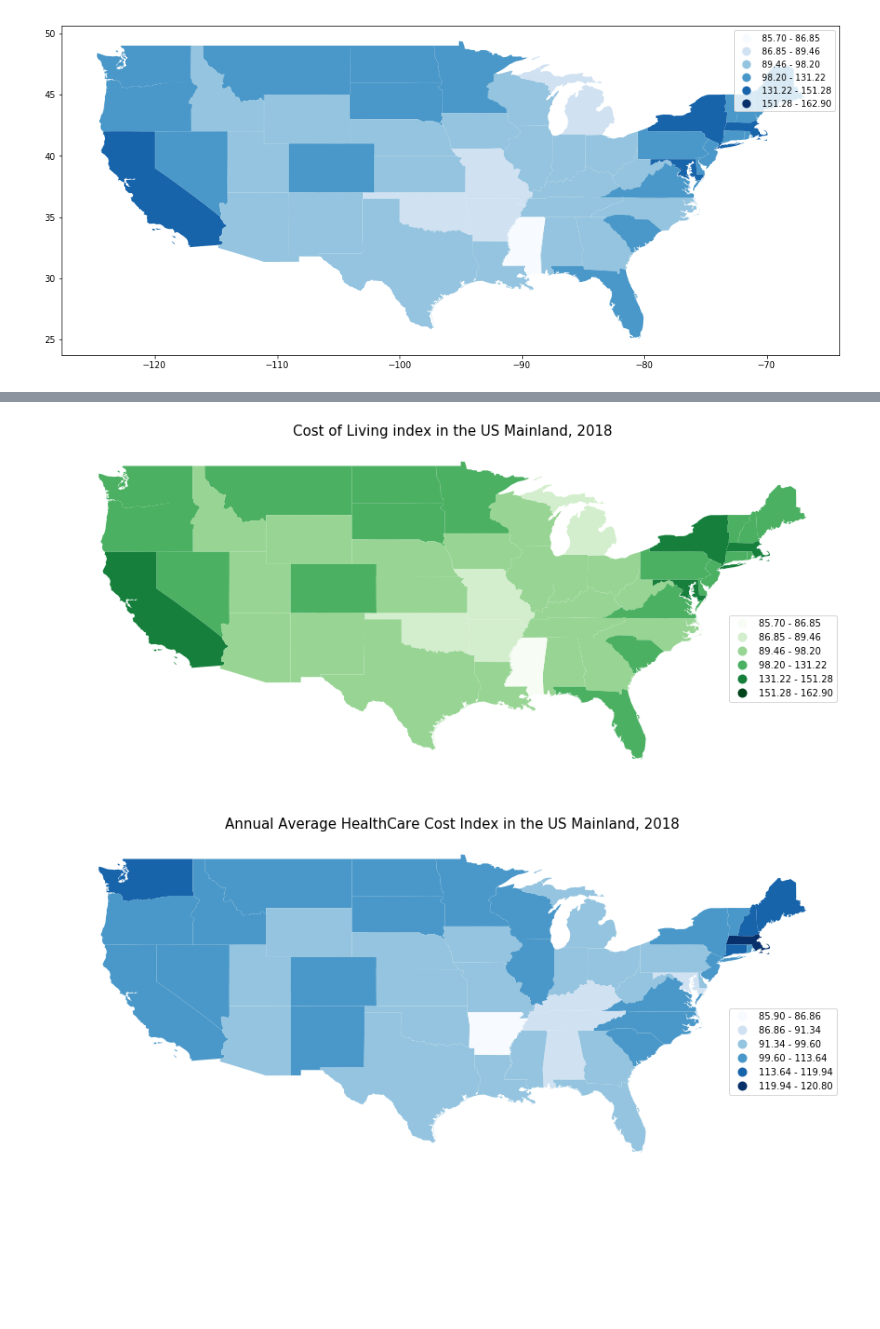
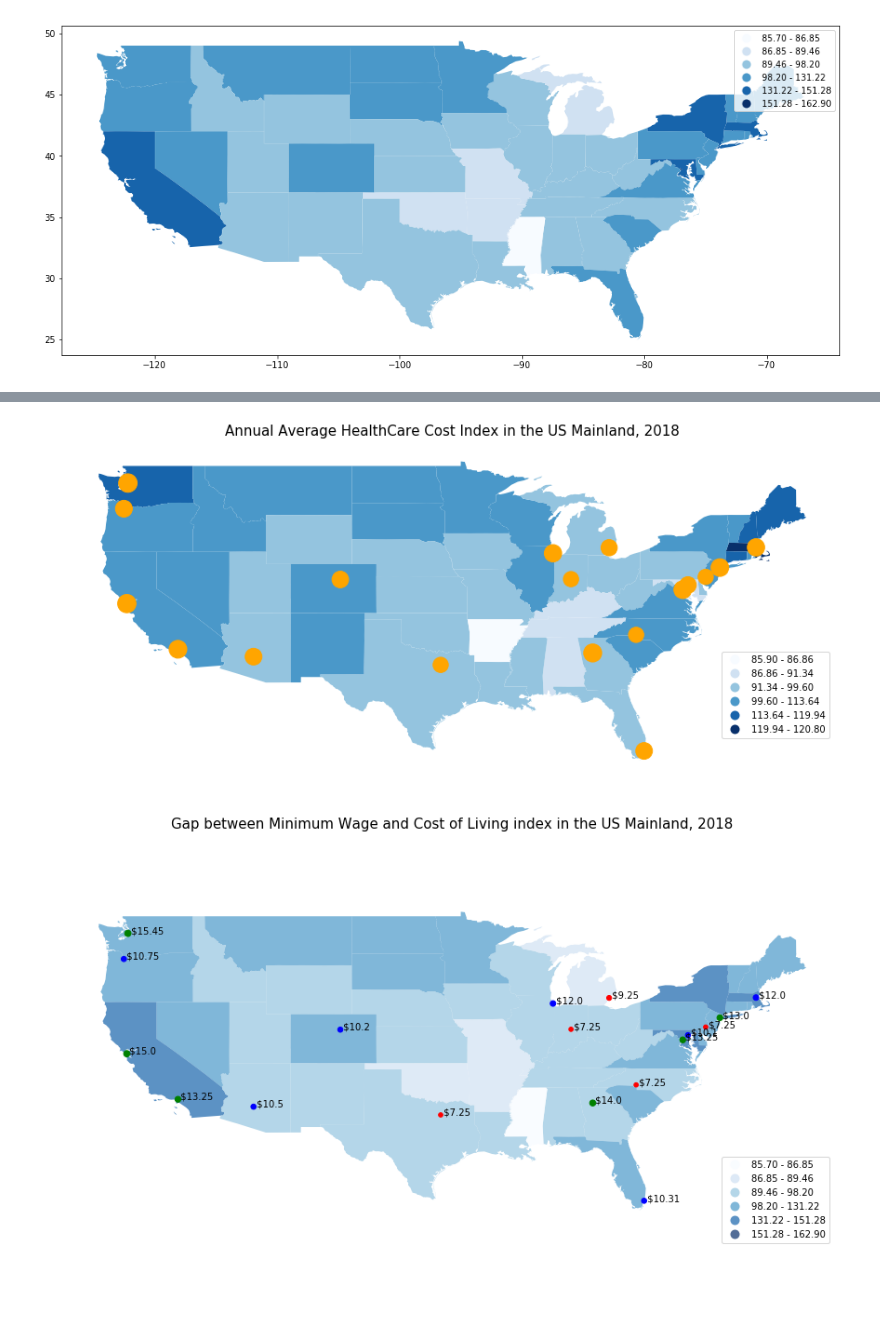
Before and after one commit to Saranyanv/test, a Jupyter notebook: 455_Assignment5.ipynb, the cells around one changed output, grey strips where cells are left out. Saved outputs shown, nothing was run; the diff lists cells and outputs as text; code cells hidden in the pictures; blank space fills up the shorter version.

```diff
--- a/455_Assignment5.ipynb
+++ b/455_Assignment5.ipynb
@@ -188,34 +248,60 @@ ax.set_aspect('equal')
 # %%
 import matplotlib.pyplot as plt
+import numpy as np
 from mpl_toolkits.axes_grid1 import make_axes_locatable
-cmap = 'Greens'
+cmap = 'Blues'
 fig, ax = plt.subplots(figsize  = (15,9))
 
 
-merged.plot(column='Index', ax = ax, cmap=cmap, figsize=figsize, scheme='percentiles', k=14, legend=True, legend_kwds={'loc': 'lower right'})
+merged.plot(column='Health Care', ax = ax, cmap=cmap, figsize=figsize, scheme='percentiles', k=14, legend=True, legend_kwds={'loc': 'lower right'})
+gdf.plot(ax=ax, markersize=np.sqrt(gdf['2018 Minimum Wage per hour']*10000), color='orange')
 ax.set_aspect('equal')
 plt.ylim([24, 51])
 ax.set_axis_off()
-ax.set_title("Cost of Living index in the US Mainland, 2018", fontsize=15)
+ax.set_title("Annual Average HealthCare Cost Index in the US Mainland, 2018", fontsize=15)
 leg = ax.get_legend()
-leg.set_bbox_to_anchor((0.8, 0.2, 0.2, 0.2))
+leg.set_bbox_to_anchor((0.79, 0.09, 0.2, 0.2))
 #plt.axis('equal');
 # %% [output]
-[figure, old version]
+[figure, new version]
 # %%
 import matplotlib.pyplot as plt
+import matplotlib
+import matplotlib.patches as mpatches
 from mpl_toolkits.axes_grid1 import make_axes_locatable
 cmap = 'Blues'
 fig, ax = plt.subplots(figsize  = (15,9))
 
+bounds = [6.0,10.0,13.0,16.0]
+colors = ["r", "b", "g"]
 
-merged.plot(column='Health Care', ax = ax, cmap=cmap, figsize=figsize, scheme='percentiles', k=14, legend=True, legend_kwds={'loc': 'lower right'})
+cmap1 = matplotlib.colors.ListedColormap(colors)
+norm1 = matplotlib.colors.BoundaryNorm(bounds, cmap1.N)
+
+wage_fig=gdf['2018 Minimum Wage per hour']
+
+merged.plot(column='Index', ax = ax, cmap=cmap, alpha=0.7, figsize=figsize, scheme='percentiles', k=14, legend=True, legend_kwds={'loc': 'lower right'})
+pl = gdf.plot(ax=ax, column='2018 Minimum Wage per hour'
+              , markersize=(gdf['2018 Minimum Wage per hour']*3), cmap=cmap1, norm=norm1)
+
 ax.set_aspect('equal')
 plt.ylim([24, 51])
 ax.set_axis_off()
-ax.set_title("Annual Average HealthCare Cost Index in the US Mainland, 2018", fontsize=15)
+ax.set_title("Gap between Minimum Wage and Cost of Living index in the US Mainland, 2018", fontsize=15)
 leg = ax.get_legend()
-leg.set_bbox_to_anchor((0.8, 0.2, 0.2, 0.2))
-#plt.axis('equal');
+leg.set_bbox_to_anchor((0.79, 0.09, 0.2, 0.2))
+
+for i, txt in enumerate(wage_fig):
+  plt.annotate(' $'+str(txt), (gdf['Longitude'].tolist()[i], gdf['Latitude'].tolist()[i]), fontsize=10)
+
+#green_patch = mpatches.Patch(color='g', label='\$13 - $16')
+#blue_patch = mpatches.Patch(color='b', label='\$10 - $13')
+#red_patch = mpatches.Patch(color='r', label='\$6 - $10')
+
+#first_legend = plt.legend(handles=[green_patch, blue_patch, red_patch], loc='best')
+#ax1 = plt.gca().add_artist(first_legend)
+
+
+plt.axis('equal');
 # %% [output]
-[figure, old version]
+[figure, new version]
```
Also changed, not shown: parts of 10 cells of this notebook.
